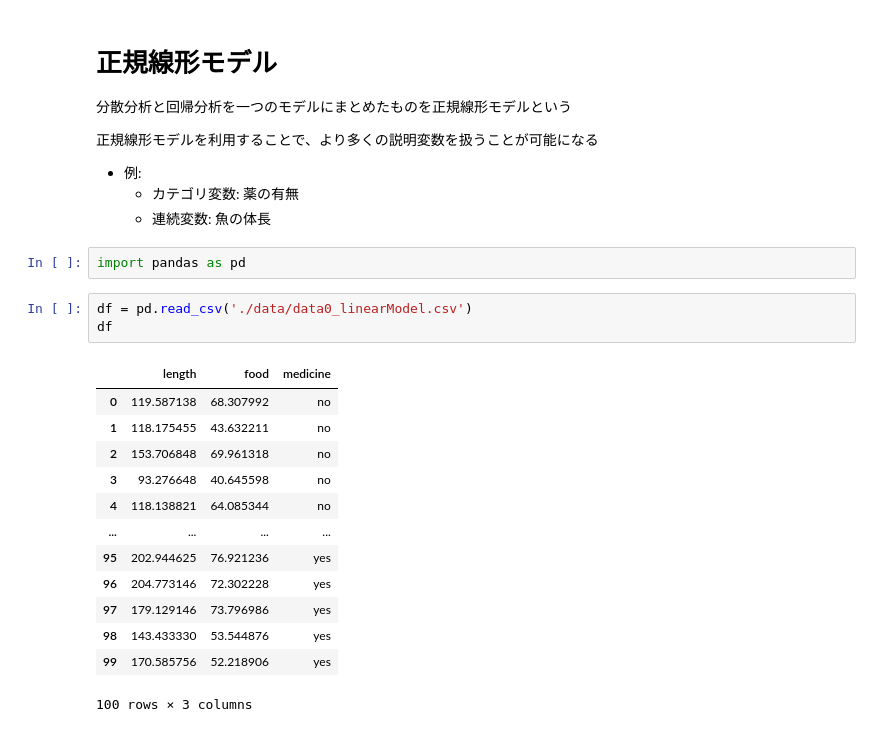
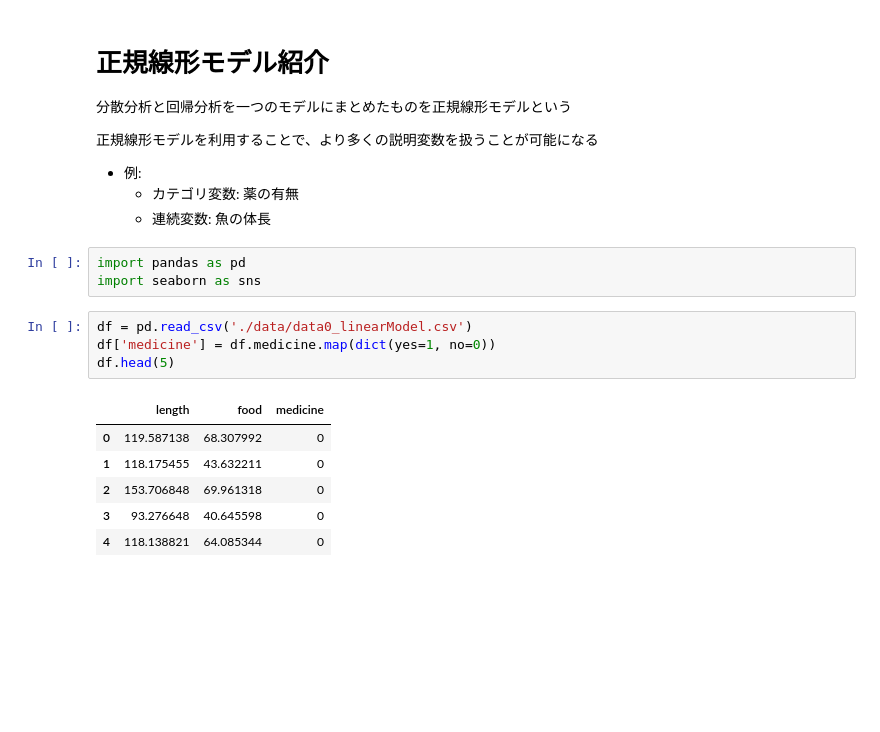
Before and after one commit to kackey0-1/ml_handson, a Jupyter notebook: contents/statistics/normal_linear_model.ipynb, the cells around one changed output. Drawn from its saved outputs; the diff is of its cells as text; blank space fills up the shorter version.

```diff
--- a/contents/statistics/normal_linear_model.ipynb
+++ b/contents/statistics/normal_linear_model.ipynb
@@ -1,5 +1,5 @@
 # %% [markdown]
-# 正規線形モデル
+# 正規線形モデル紹介
 
 分散分析と回帰分析を一つのモデルにまとめたものを正規線形モデルという
 
@@ -10,20 +10,15 @@
     - 連続変数: 魚の体長
 # %%
 import pandas as pd
+import seaborn as sns
 # %%
 df = pd.read_csv('./data/data0_linearModel.csv')
-df
+df['medicine'] = df.medicine.map(dict(yes=1, no=0))
+df.head(5)
 # %% [output]
 |  | length | food | medicine |
-| 0 | 119.587138 | 68.307992 | no |
-| 1 | 118.175455 | 43.632211 | no |
-| 2 | 153.706848 | 69.961318 | no |
-| 3 | 93.276648 | 40.645598 | no |
-| 4 | 118.138821 | 64.085344 | no |
-| ... | ... | ... | ... |
-| 95 | 202.944625 | 76.921236 | yes |
-| 96 | 204.773146 | 72.302228 | yes |
-| 97 | 179.129146 | 73.796986 | yes |
-| 98 | 143.433330 | 53.544876 | yes |
-| 99 | 170.585756 | 52.218906 | yes |
+| 0 | 119.587138 | 68.307992 | 0 |
+| 1 | 118.175455 | 43.632211 | 0 |
+| 2 | 153.706848 | 69.961318 | 0 |
+| 3 | 93.276648 | 40.645598 | 0 |
+| 4 | 118.138821 | 64.085344 | 0 |
-100 rows × 3 columns
```
Also changed, not shown: parts of 6 cells of this notebook.
